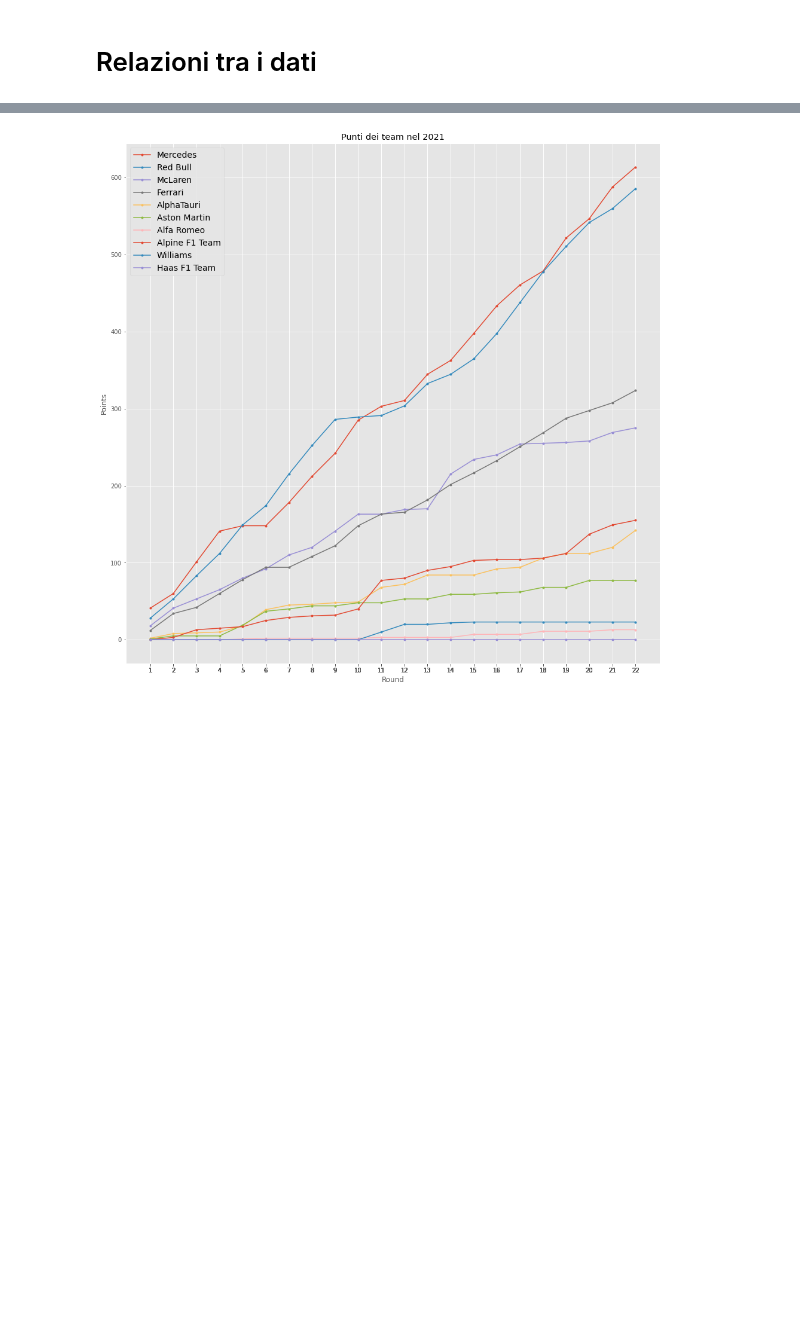
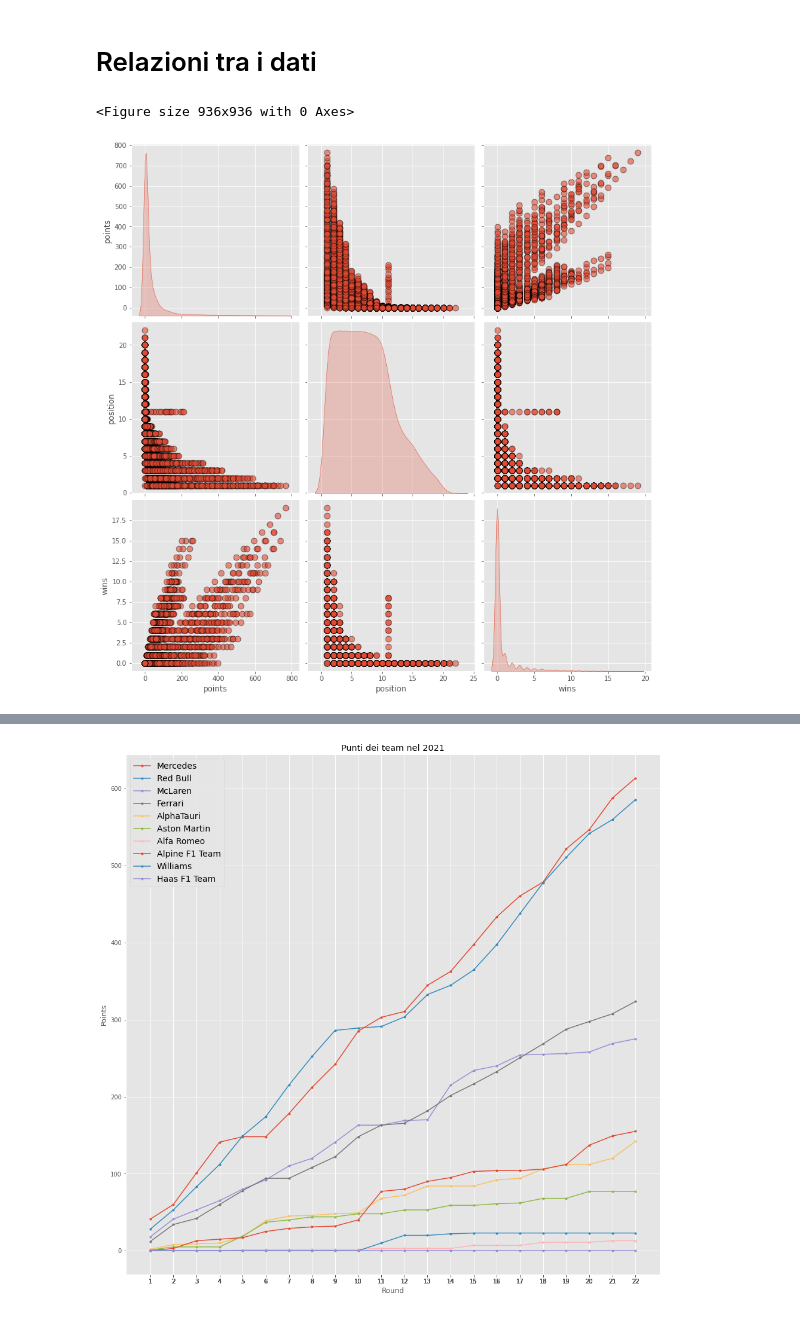
Before and after one commit to giorgio-angelo-esposito/F1WP, a Jupyter notebook: F1WP.ipynb, the cells around one changed output, grey strips where cells are left out. Saved outputs shown, nothing was run; the diff lists cells and outputs as text; code cells hidden in the pictures; blank space fills up the shorter version.

```diff
--- a/F1WP.ipynb
+++ b/F1WP.ipynb
@@ -604,3 +619,15 @@ Index(['constructorStandingsId', 'raceId', 'constructorId', 'points',
 |  | constructorStandingsId | raceId | constructorId | points | position | positionText | wins |
 # %% [markdown]
 # Relazioni tra i dati
+# %%
+constructor_standings_copy = constructor_standings.copy()
+constructor_standings_copy.drop(columns=['constructorStandingsId','raceId','constructorId','positionText'],inplace=True)
+
+plt.figure(figsize=(13,13))
+
+sns.pairplot(constructor_standings_copy,diag_kind='kde',plot_kws = {'alpha': 0.6, 's': 80, 'edgecolor': 'k'},height=4)
+plt.savefig('correlation_matrix_constructor_standings.png',dpi = 300)
+plt.show()
+# %% [output]
+<Figure size 936x936 with 0 Axes>
+[figure, added]
```
Also changed, not shown: parts of 9 cells of this notebook.
